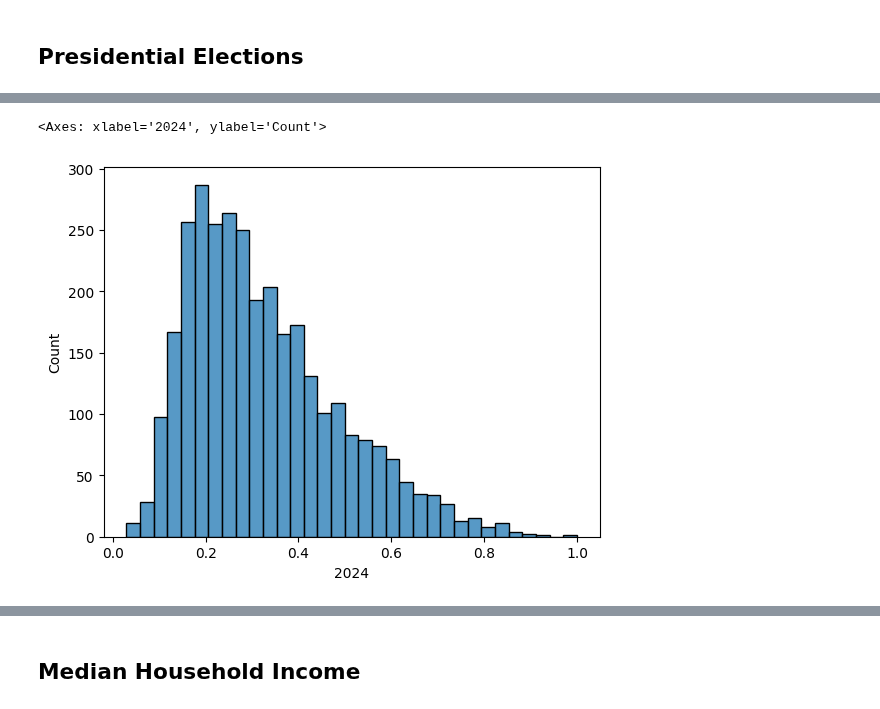
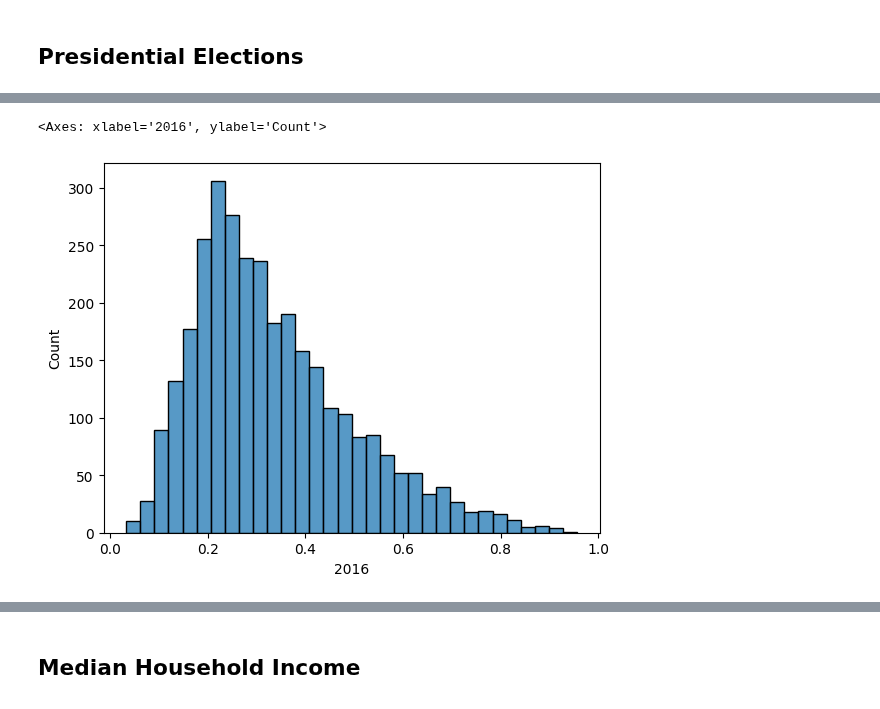
Before and after one commit to tayweid/tayweid.github.io, a Jupyter notebook: econ-0150/parts/part-2-5/Exercise_2_5.ipynb, the cells around one changed output, grey strips where cells are left out. Drawn from its saved outputs; the diff is of its cells as text; code cells hidden in the pictures.

```diff
--- a/econ-0150/parts/part-2-5/Exercise_2_5.ipynb
+++ b/econ-0150/parts/part-2-5/Exercise_2_5.ipynb
@@ -26,5 +33,5 @@ elections.head()
 # %%
-sns.histplot(elections, x='2024')
+sns.histplot(elections, x='2016')
 # %% [output]
-<Axes: xlabel='2024', ylabel='Count'>
+<Axes: xlabel='2016', ylabel='Count'>
-[figure, old version]
+[figure, new version]
```
Also changed, not shown: parts of 10 cells of this notebook, 29 other files.
